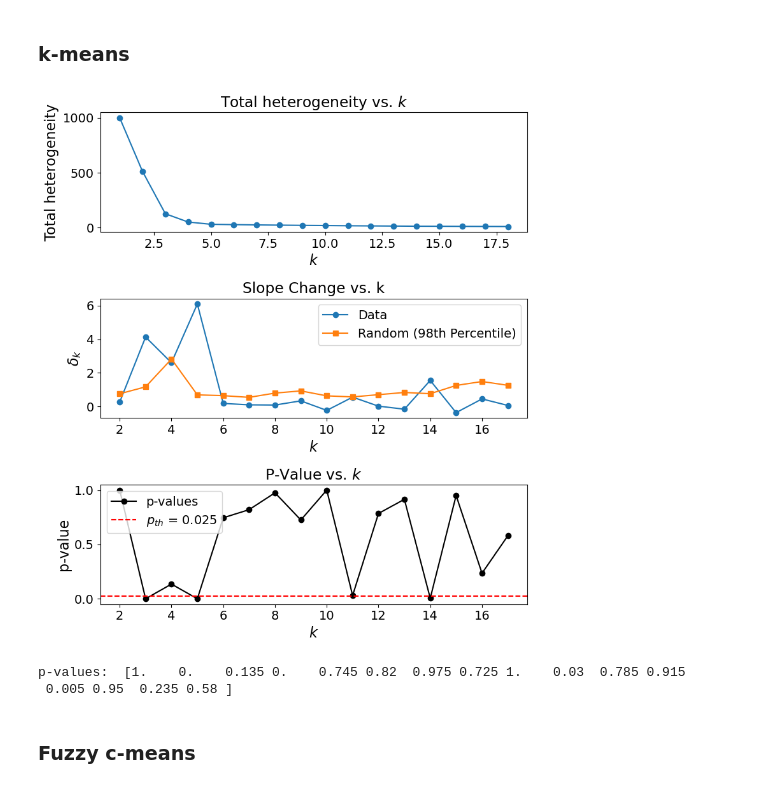
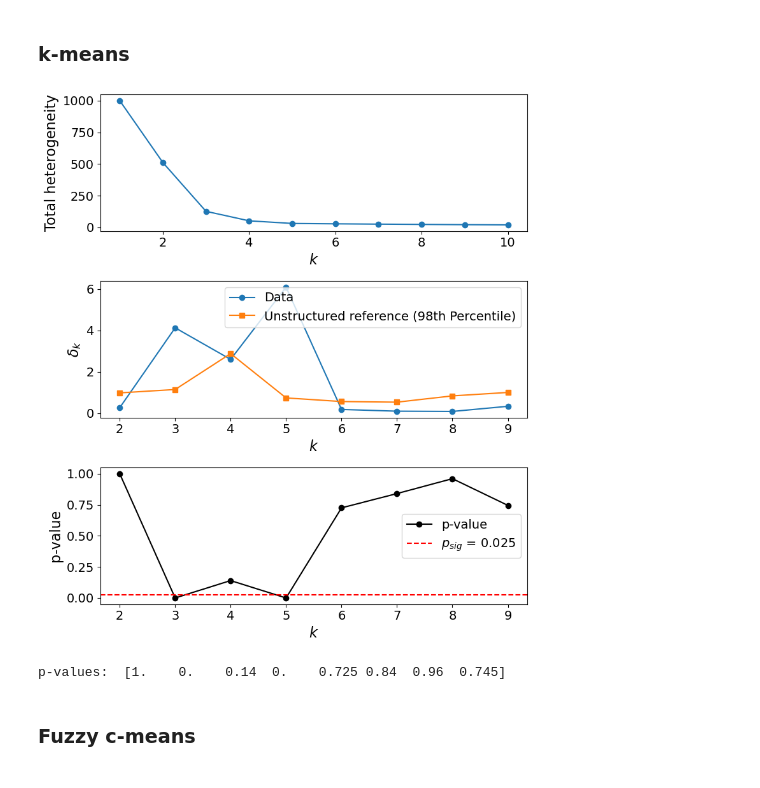
Before and after one commit to fjpreche/ElbowSig, a Jupyter notebook: Tutorial_ElbowSig.ipynb, the cells around one changed output. Drawn from its saved outputs; the diff is of its cells as text; code cells hidden in the pictures.

```diff
--- a/Tutorial_ElbowSig.ipynb
+++ b/Tutorial_ElbowSig.ipynb
@@ -119,24 +240,21 @@ plot=True)
 ### k-means
 # %%
 #k_values0, slope_change0, mean_slope_change, sd_slope_change, percentile, p_values, slope_change_distribution
-out = ElbowSig.Elbow_significance_general(
-    X=X,
-    kmax=18,
+out_kmeans_PCA = ElbowSig.Elbow_significance_general(
+    X=X_blob,
+    kmax=10,
     nr=200,
-    alpha=0.05,
     plotYN='y',
     random_state=42,
     heterogeneity_func=ElbowSig.Kmeans_Heterogeneity,
-    pars=[10]
+    pars=[10], #Number of initializations
+    random_data_func=ElbowSig.data_random_pca_aligned
 )
 
-#Kmeans_Heterogeneity(X, k, random_state=42, pars=[10])
-
-print('p-values: ', out['p_values'])
+print('p-values: ', out_kmeans_PCA['p_values'])
 # %% [output]
-[figure, old version]
+[figure, new version]
-p-values:  [1.    0.    0.135 0.    0.745 0.82  0.975 0.725 1.    0.03  0.785 0.915
- 0.005 0.95  0.235 0.58 ]
+p-values:  [1.    0.    0.14  0.    0.725 0.84  0.96  0.745]
 # %% [markdown]
 ### Fuzzy c-means
 # %%
```
Also changed, not shown: parts of 26 cells of this notebook, 1 other file.
